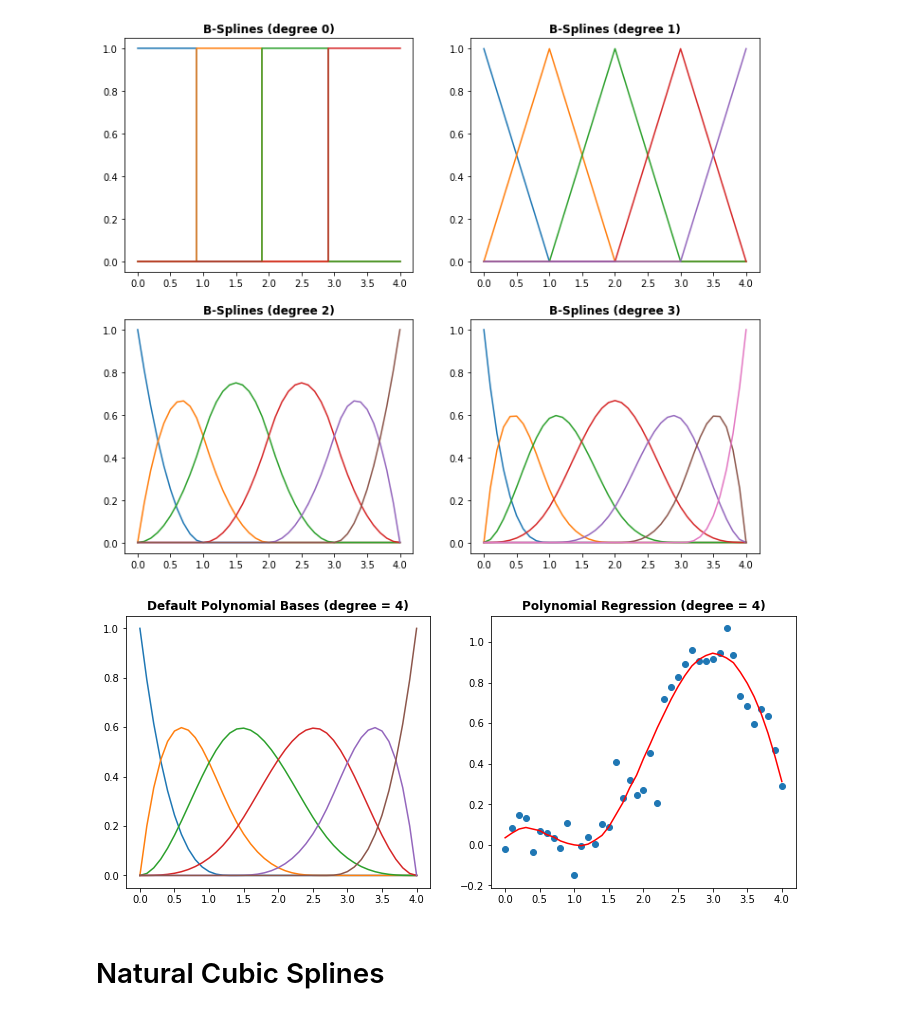
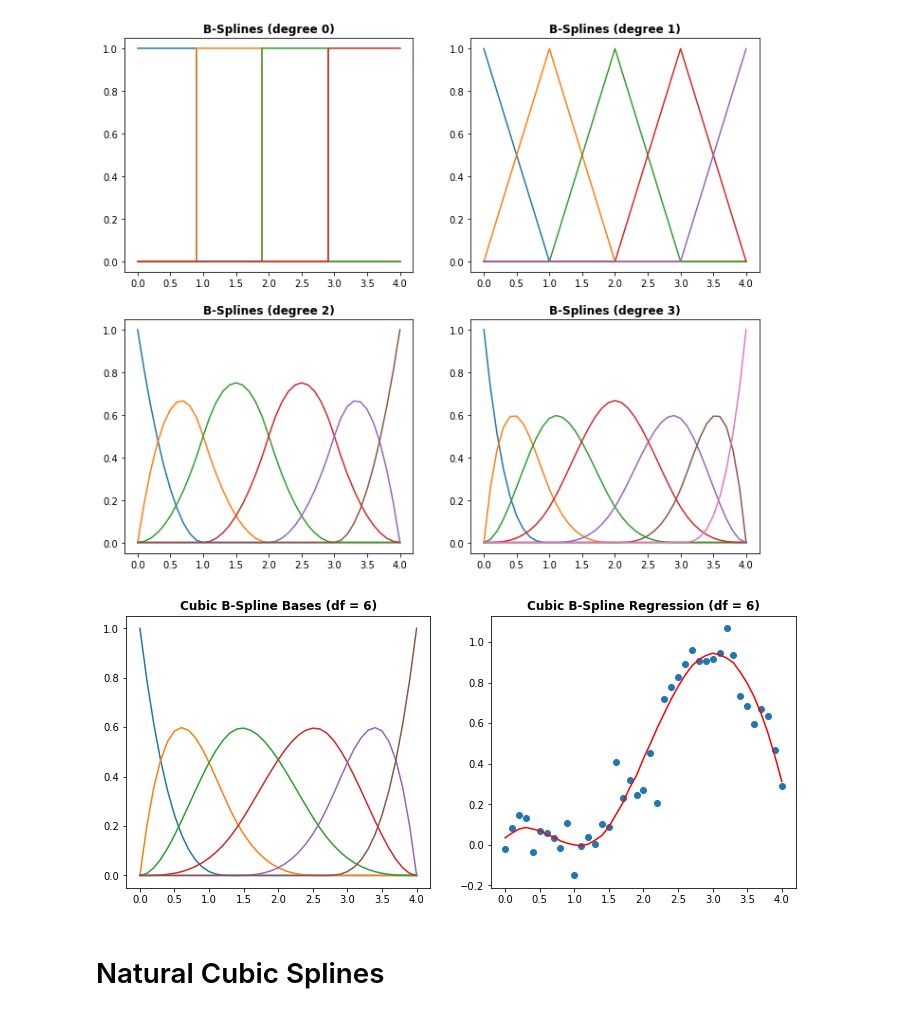
Before and after one commit to anhnguyendepocen/Stat3612, a Jupyter notebook: Lecture4/Lecture4 Basis Expansion.ipynb, the cells around one changed output. Saved outputs shown, nothing was run; the diff lists cells and outputs as text; code cells hidden in the pictures.

```diff
--- a/Lecture4/Lecture4 Basis Expansion.ipynb
+++ b/Lecture4/Lecture4 Basis Expansion.ipynb
@@ -221,18 +221,18 @@ plt.show()
 # %%
 xphi = dmatrix("bs(x, df=6, degree=3, include_intercept=True) - 1", {"x": x})
 linreg = LinearRegression()
 linreg.fit(xphi, y)
 yfit = linreg.predict(xphi)
 
 fig, axs = plt.subplots(1, 2, figsize=(12, 5))
 axs[0].plot(x, xphi)
-axs[0].set_title('Default Polynomial Bases (degree = 4)', fontweight="bold")
+axs[0].set_title('Cubic B-Spline Bases (df = 6)', fontweight="bold")
 axs[1].plot(x, y, 'o')
 axs[1].plot(x, yfit, color="red")
-axs[1].set_title('Polynomial Regression (degree = 4)', fontweight="bold")
+axs[1].set_title('Cubic B-Spline Regression (df = 6)', fontweight="bold")
 plt.show()
 # %% [output]
-[figure, old version]
+[figure, new version]
 # %% [markdown]
 # Natural Cubic Splines
 # %%
```
Also changed, not shown: parts of 1 cell of this notebook.
